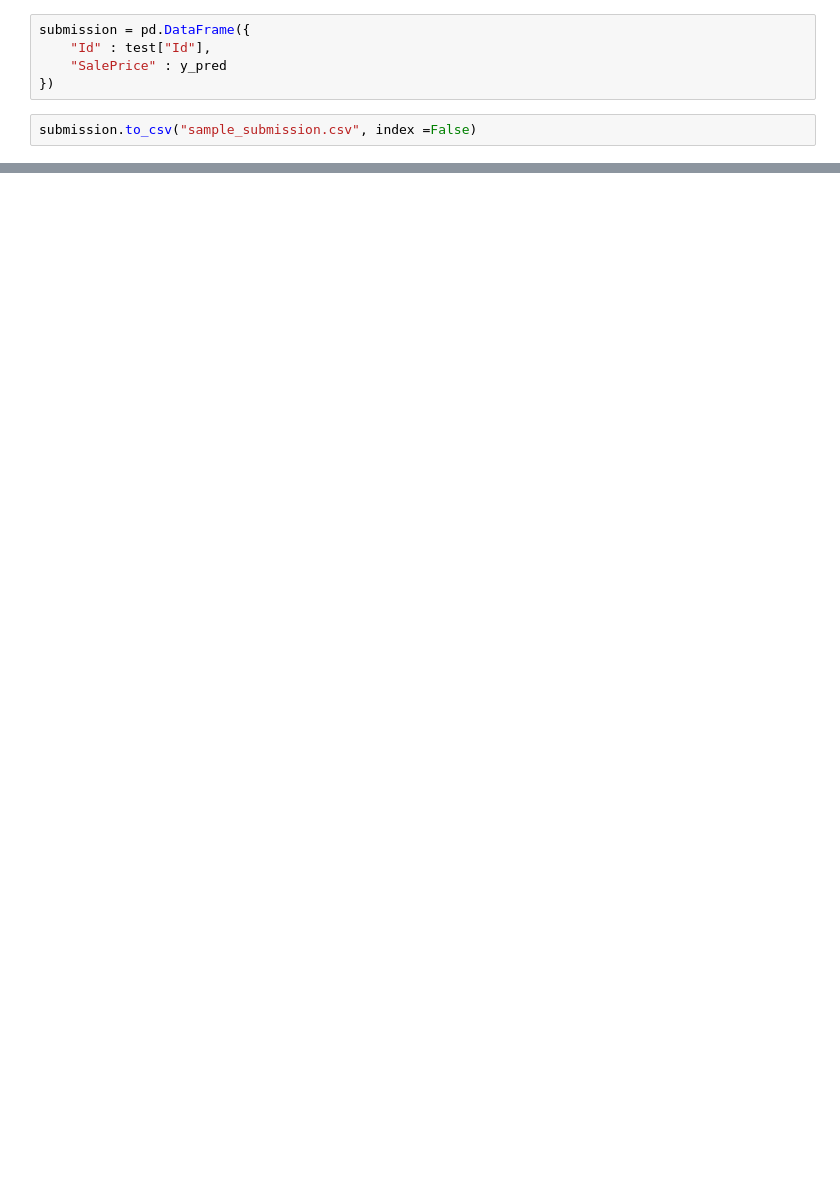
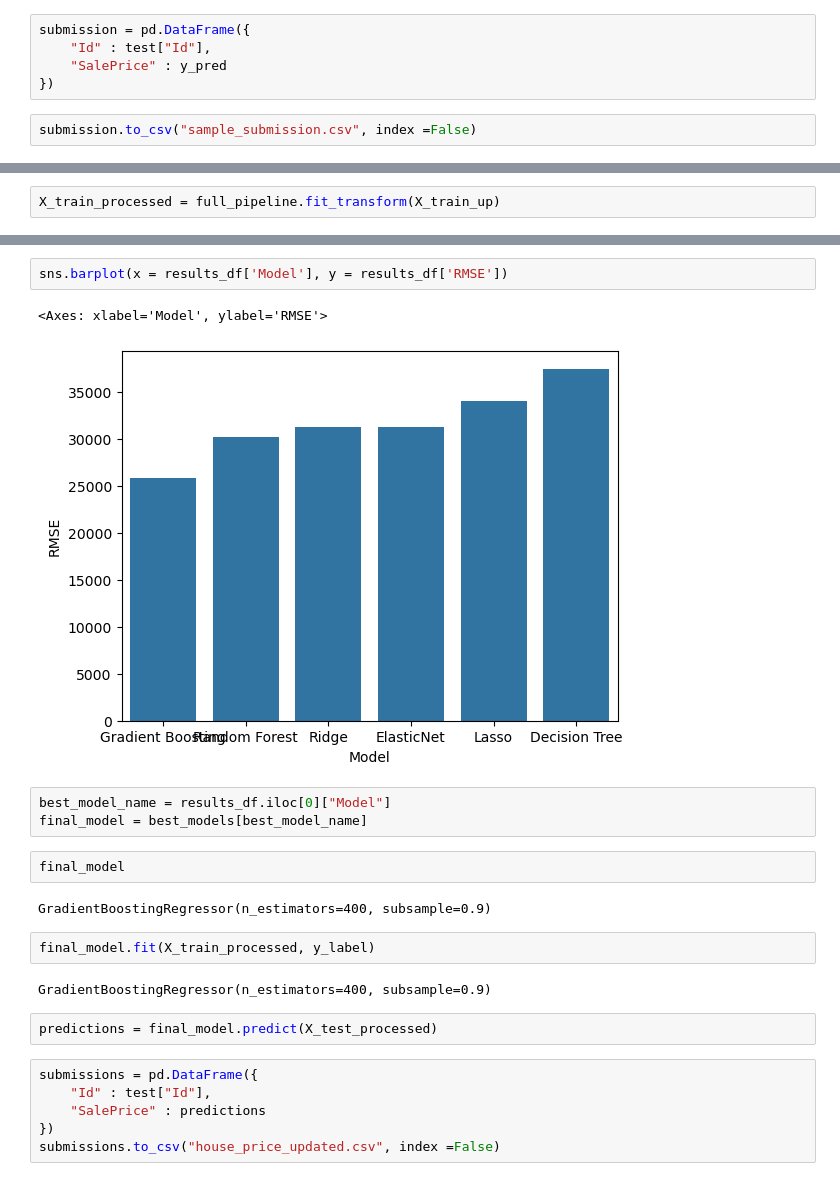
Before and after one commit to Sulav-karrki/kaggle-projects, a Jupyter notebook: house_price/Untitled.ipynb, the cells around one changed output, grey strips where cells are left out. Drawn from its saved outputs; the diff is of its cells as text; blank space fills up the shorter version.

```diff
--- a/house_price/Untitled.ipynb
+++ b/house_price/Untitled.ipynb
@@ -240,0 +247,2 @@ submission.to_csv("sample_submission.csv", index =False)
+# %%
+X_train_processed = full_pipeline.fit_transform(X_train_up)
@@ -240,0 +431,24 @@ submission.to_csv("sample_submission.csv", index =False)
+# %%
+sns.barplot(x = results_df['Model'], y = results_df['RMSE'])
+# %% [output]
+<Axes: xlabel='Model', ylabel='RMSE'>
+[figure, added]
+# %%
+best_model_name = results_df.iloc[0]["Model"]
+final_model = best_models[best_model_name]
+# %%
+final_model
+# %% [output]
+GradientBoostingRegressor(n_estimators=400, subsample=0.9)
+# %%
+final_model.fit(X_train_processed, y_label)
+# %% [output]
+GradientBoostingRegressor(n_estimators=400, subsample=0.9)
+# %%
+predictions = final_model.predict(X_test_processed)
+# %%
+submissions = pd.DataFrame({
+    "Id" : test["Id"],
+    "SalePrice" : predictions
+})
+submissions.to_csv("house_price_updated.csv", index =False)
```
Also changed, not shown: parts of 12 cells of this notebook.
